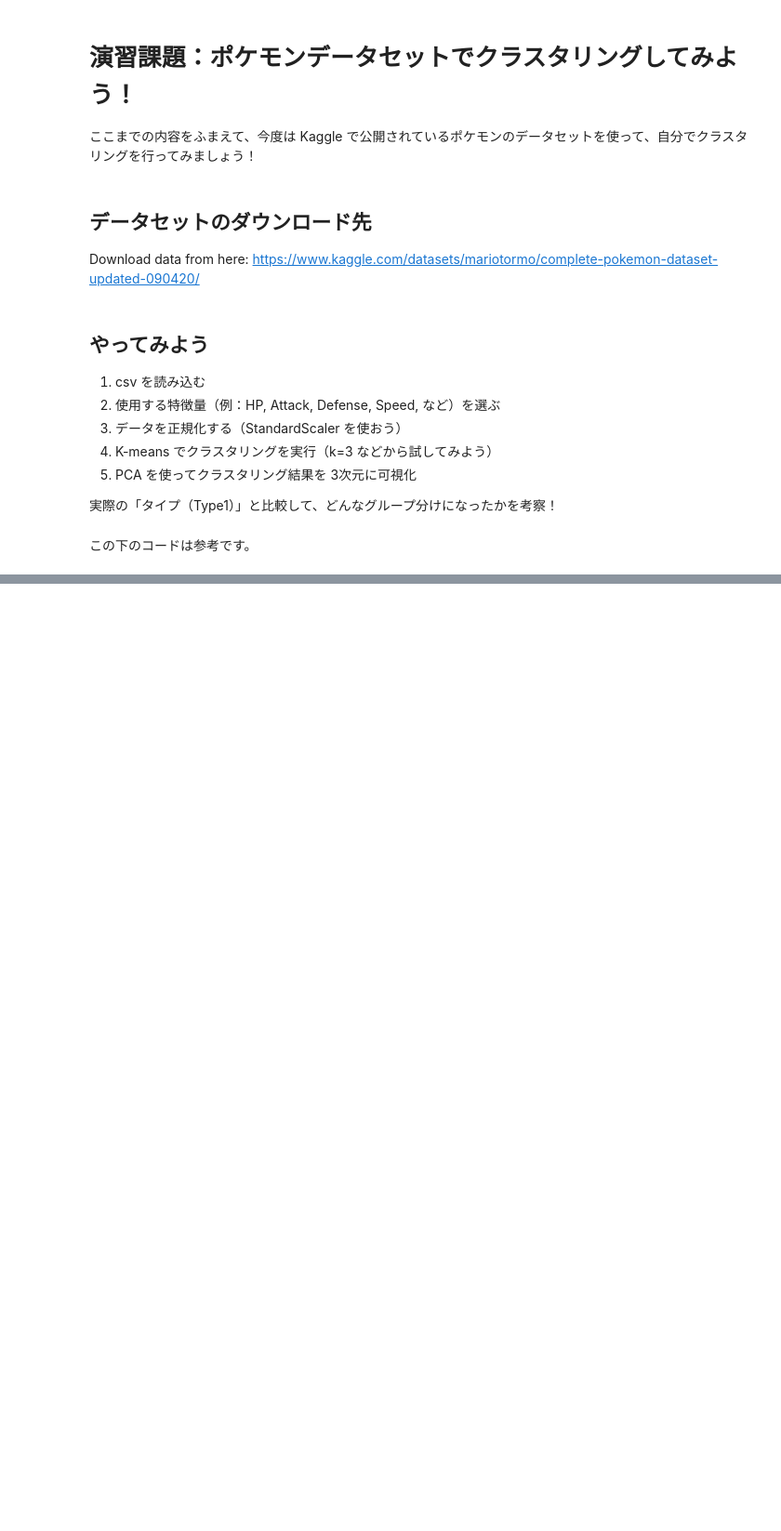
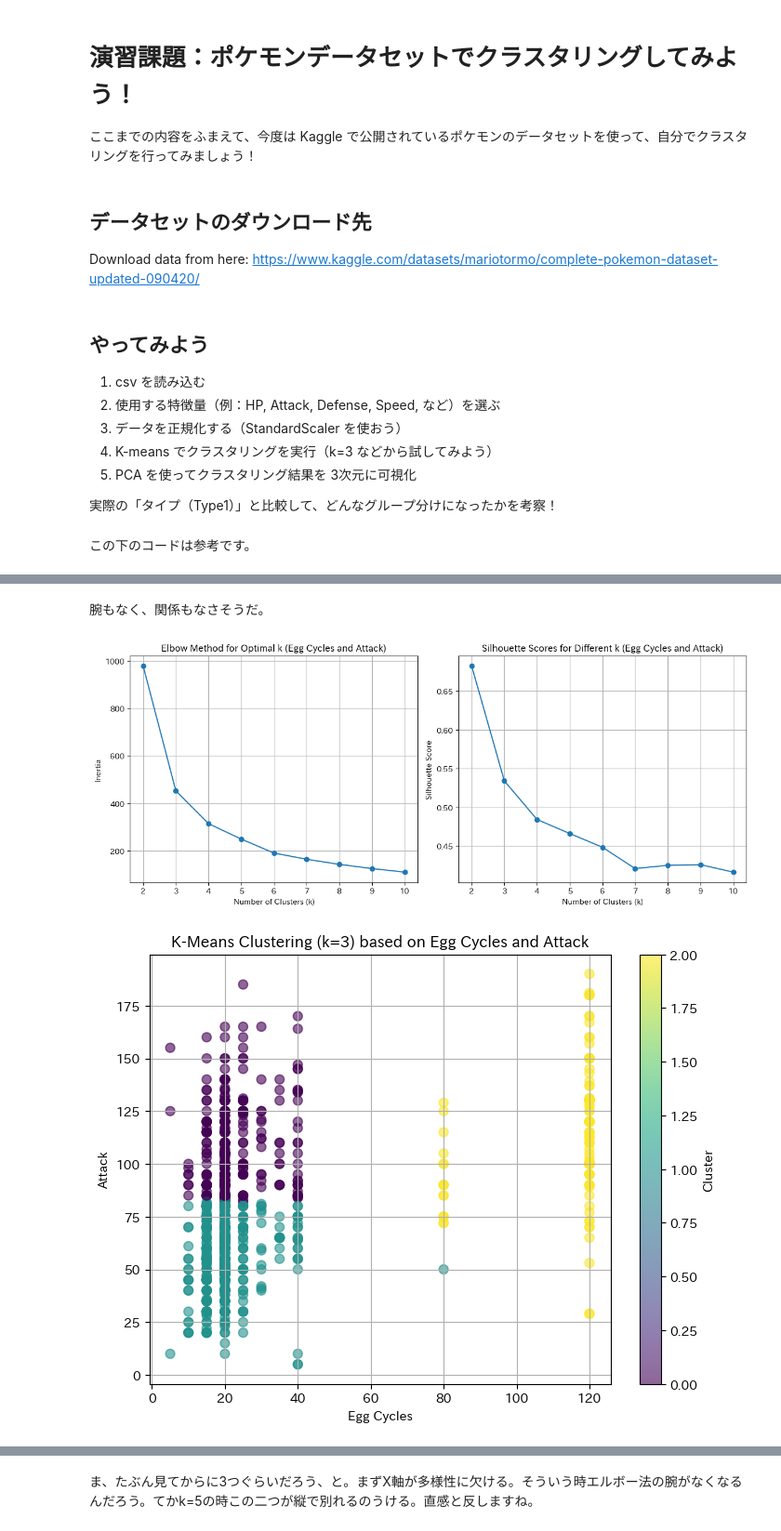
Before and after one commit to FukuokaIruka/Ex3, a Jupyter notebook: jikken3_1_ipynb_のコピー.ipynb, the cells around one changed output, grey strips where cells are left out. Shown at 93% size. Cells and saved outputs as stored; diff of their text form; code cells hidden in the pictures; blank space fills up the shorter version.

```diff
--- a/jikken3_1_ipynb_のコピー.ipynb
+++ b/jikken3_1_ipynb_のコピー.ipynb
@@ -665,0 +864,69 @@ plt.show()
+# %% [markdown]
+腕もなく、関係もなさそうだ。
+# %%
+# prompt: make a dot map, x for egg_cycles and y for attack, then use k-means to divide into group, then show the result how it is clusterised by various k
+
+# Select 'egg_cycles' and 'attack' features
+features_egg_attack = ['egg_cycles', 'attack']
+data_egg_attack = pokemon[features_egg_attack].dropna()
+
+# Scale the data
+scaler_egg_attack = StandardScaler()
+scaled_data_egg_attack = scaler_egg_attack.fit_transform(data_egg_attack)
+
+# Test various values of k for 'egg_cycles' and 'attack'
+k_values_egg_attack = range(2, 11)
+inertia_egg_attack = []
+silhouette_scores_egg_attack = []
+
+for k in k_values_egg_attack:
+  kmeans = KMeans(n_clusters=k, random_state=42, n_init=10)
+  kmeans.fit(scaled_data_egg_attack)
+  inertia_egg_attack.append(kmeans.inertia_)
+  labels = kmeans.labels_
+  silhouette_scores_egg_attack.append(silhouette_score(scaled_data_egg_attack, labels))
+
+# Plot Elbow method for 'egg_cycles' and 'attack'
+plt.figure(figsize=(12, 5))
+plt.subplot(1, 2, 1)
+plt.plot(k_values_egg_attack, inertia_egg_attack, marker='o')
+plt.title('Elbow Method for Optimal k (Egg Cycles and Attack)')
+plt.xlabel('Number of Clusters (k)')
+plt.ylabel('Inertia')
+plt.xticks(k_values_egg_attack)
+plt.grid(True)
+
+# Plot Silhouette scores for 'egg_cycles' and 'attack'
+plt.subplot(1, 2, 2)
+plt.plot(k_values_egg_attack, silhouette_scores_egg_attack, marker='o')
+plt.title('Silhouette Scores for Different k (Egg Cycles and Attack)')
+plt.xlabel('Number of Clusters (k)')
+plt.ylabel('Silhouette Score')
+plt.xticks(k_values_egg_attack)
+plt.grid(True)
+
+plt.tight_layout()
+plt.show()
+
+# Visualize clustering results for a few selected k values for 'egg_cycles' and 'attack'
+selected_k_values_egg_attack = [3, 5] # Example k values to visualize
+
+for k in selected_k_values_egg_attack:
+  kmeans = KMeans(n_clusters=k, random_state=42, n_init=10)
+  labels = kmeans.fit_predict(scaled_data_egg_attack)
+
+  # Add cluster labels back to the original dataframe for plotting
+  data_egg_attack_plot = data_egg_attack.copy()
+  data_egg_attack_plot['cluster'] = labels
+
+  plt.figure(figsize=(8, 6))
+  scatter = plt.scatter(data_egg_attack_plot['egg_cycles'], data_egg_attack_plot['attack'], c=data_egg_attack_plot['cluster'], cmap='viridis', s=50, alpha=0.6)
+  plt.title(f'K-Means Clustering (k={k}) based on Egg Cycles and Attack')
+  plt.xlabel('Egg Cycles')
+  plt.ylabel('Attack')
+  plt.colorbar(scatter, label='Cluster')
+  plt.grid(True)
+  plt.show()
+# %% [output]
+[figure, added]
+[figure, added]
@@ -665,0 +934,2 @@ plt.show()
+# %% [markdown]
+ま、たぶん見てからに3つぐらいだろう、と。まずX軸が多様性に欠ける。そういう時エルボー法の腕がなくなるんだろう。てかk=5の時この二つが縦で別れるのうける。直感と反しますね。
```
Also changed, not shown: parts of 40 cells of this notebook.
